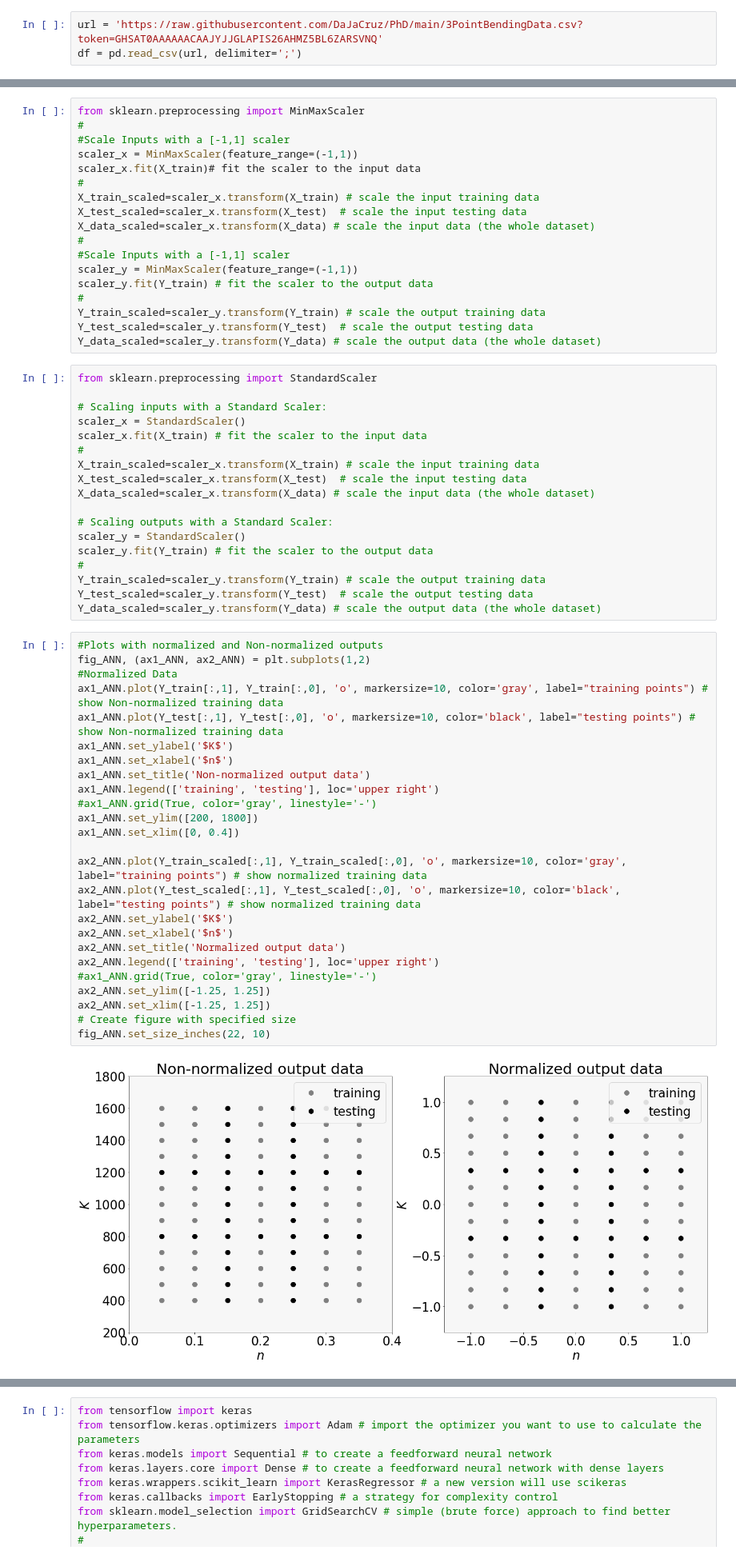
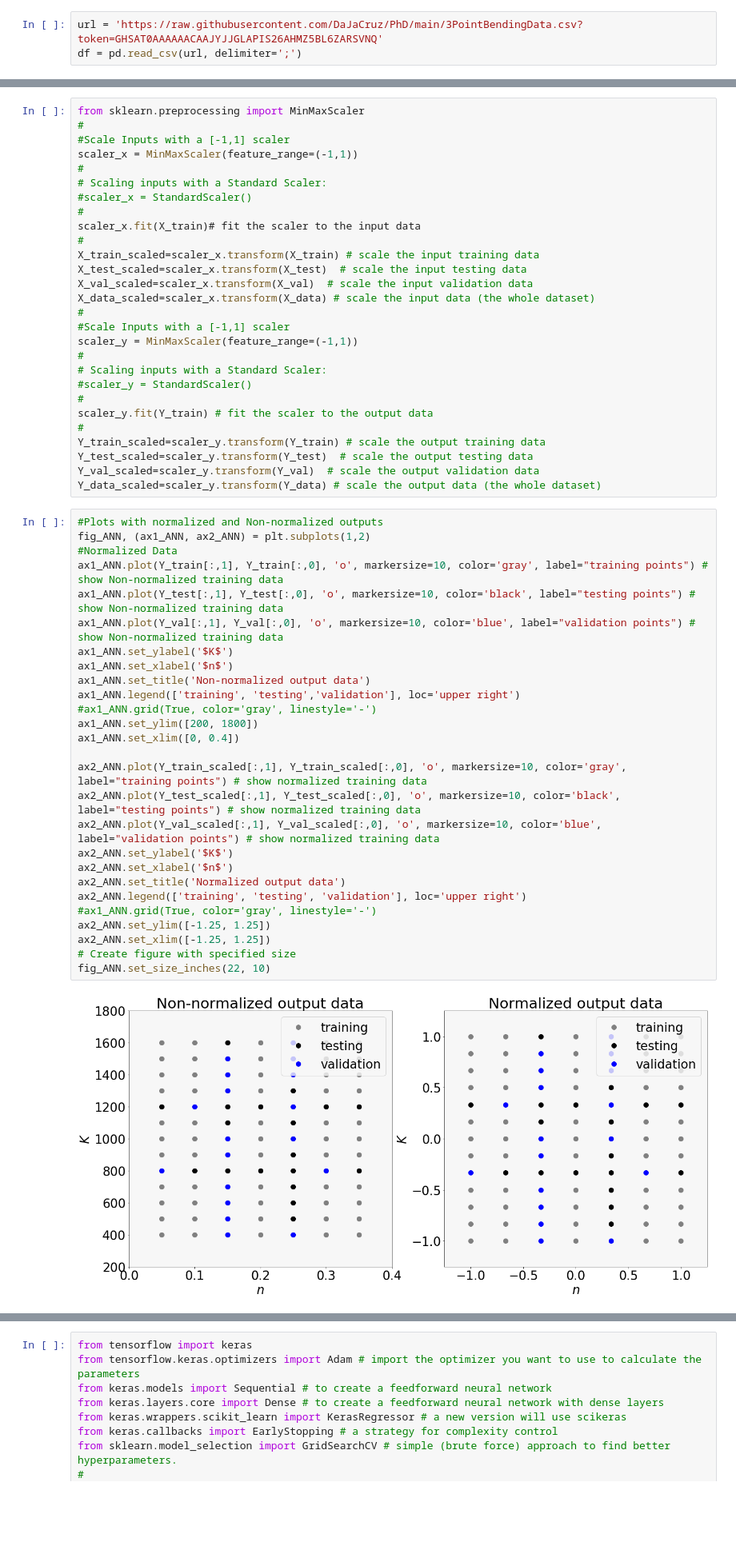
Before and after one commit to DaJaCruz/PhD, a Jupyter notebook: ANN.ipynb, the cells around one changed output, grey strips where cells are left out. Shown at 80% size. Saved outputs shown, nothing was run; the diff lists cells and outputs as text; blank space fills up the shorter version.

```diff
--- a/ANN.ipynb
+++ b/ANN.ipynb
@@ -68,64 +72,58 @@ from sklearn.preprocessing import MinMaxScaler
 #
 #Scale Inputs with a [-1,1] scaler
 scaler_x = MinMaxScaler(feature_range=(-1,1))
+#
+# Scaling inputs with a Standard Scaler:
+#scaler_x = StandardScaler()
+#
 scaler_x.fit(X_train)# fit the scaler to the input data
 #
 X_train_scaled=scaler_x.transform(X_train) # scale the input training data
 X_test_scaled=scaler_x.transform(X_test)  # scale the input testing data
+X_val_scaled=scaler_x.transform(X_val)  # scale the input validation data
 X_data_scaled=scaler_x.transform(X_data) # scale the input data (the whole dataset)
 #
 #Scale Inputs with a [-1,1] scaler
 scaler_y = MinMaxScaler(feature_range=(-1,1))
+#
+# Scaling inputs with a Standard Scaler:
+#scaler_y = StandardScaler()
+#
 scaler_y.fit(Y_train) # fit the scaler to the output data
 #
 Y_train_scaled=scaler_y.transform(Y_train) # scale the output training data
 Y_test_scaled=scaler_y.transform(Y_test)  # scale the output testing data
+Y_val_scaled=scaler_y.transform(Y_val)  # scale the output validation data
 Y_data_scaled=scaler_y.transform(Y_data) # scale the output data (the whole dataset)
-# %%
-from sklearn.preprocessing import StandardScaler
-
-# Scaling inputs with a Standard Scaler:
-scaler_x = StandardScaler()
-scaler_x.fit(X_train) # fit the scaler to the input data
-#
-X_train_scaled=scaler_x.transform(X_train) # scale the input training data
-X_test_scaled=scaler_x.transform(X_test)  # scale the input testing data
-X_data_scaled=scaler_x.transform(X_data) # scale the input data (the whole dataset)
-
-# Scaling outputs with a Standard Scaler:
-scaler_y = StandardScaler()
-scaler_y.fit(Y_train) # fit the scaler to the output data
-#
-Y_train_scaled=scaler_y.transform(Y_train) # scale the output training data
-Y_test_scaled=scaler_y.transform(Y_test)  # scale the output testing data
-Y_data_scaled=scaler_y.transform(Y_data) # scale the output data (the whole dataset)
 # %%
 #Plots with normalized and Non-normalized outputs
 fig_ANN, (ax1_ANN, ax2_ANN) = plt.subplots(1,2)
 #Normalized Data
 ax1_ANN.plot(Y_train[:,1], Y_train[:,0], 'o', markersize=10, color='gray', label="training points") # show Non-normalized training data
 ax1_ANN.plot(Y_test[:,1], Y_test[:,0], 'o', markersize=10, color='black', label="testing points") # show Non-normalized training data
+ax1_ANN.plot(Y_val[:,1], Y_val[:,0], 'o', markersize=10, color='blue', label="validation points") # show Non-normalized training data
 ax1_ANN.set_ylabel('$K$')
 ax1_ANN.set_xlabel('$n$')
 ax1_ANN.set_title('Non-normalized output data')
-ax1_ANN.legend(['training', 'testing'], loc='upper right')
+ax1_ANN.legend(['training', 'testing','validation'], loc='upper right')
 #ax1_ANN.grid(True, color='gray', linestyle='-')
 ax1_ANN.set_ylim([200, 1800])
 ax1_ANN.set_xlim([0, 0.4])
 
 ax2_ANN.plot(Y_train_scaled[:,1], Y_train_scaled[:,0], 'o', markersize=10, color='gray', label="training points") # show normalized training data
 ax2_ANN.plot(Y_test_scaled[:,1], Y_test_scaled[:,0], 'o', markersize=10, color='black', label="testing points") # show normalized training data
+ax2_ANN.plot(Y_val_scaled[:,1], Y_val_scaled[:,0], 'o', markersize=10, color='blue', label="validation points") # show normalized training data
 ax2_ANN.set_ylabel('$K$')
 ax2_ANN.set_xlabel('$n$')
 ax2_ANN.set_title('Normalized output data')
-ax2_ANN.legend(['training', 'testing'], loc='upper right')
+ax2_ANN.legend(['training', 'testing', 'validation'], loc='upper right')
 #ax1_ANN.grid(True, color='gray', linestyle='-')
 ax2_ANN.set_ylim([-1.25, 1.25])
 ax2_ANN.set_xlim([-1.25, 1.25])
 # Create figure with specified size
 fig_ANN.set_size_inches(22, 10)
 # %% [output]
-[figure, old version]
+[figure, new version]
 # %%
 #Plots with normalized and Non-normalized inputs
 fig_ANN, (ax1_ANN, ax2_ANN) = plt.subplots(1,2)
```
Also changed, not shown: parts of 8 cells of this notebook.
